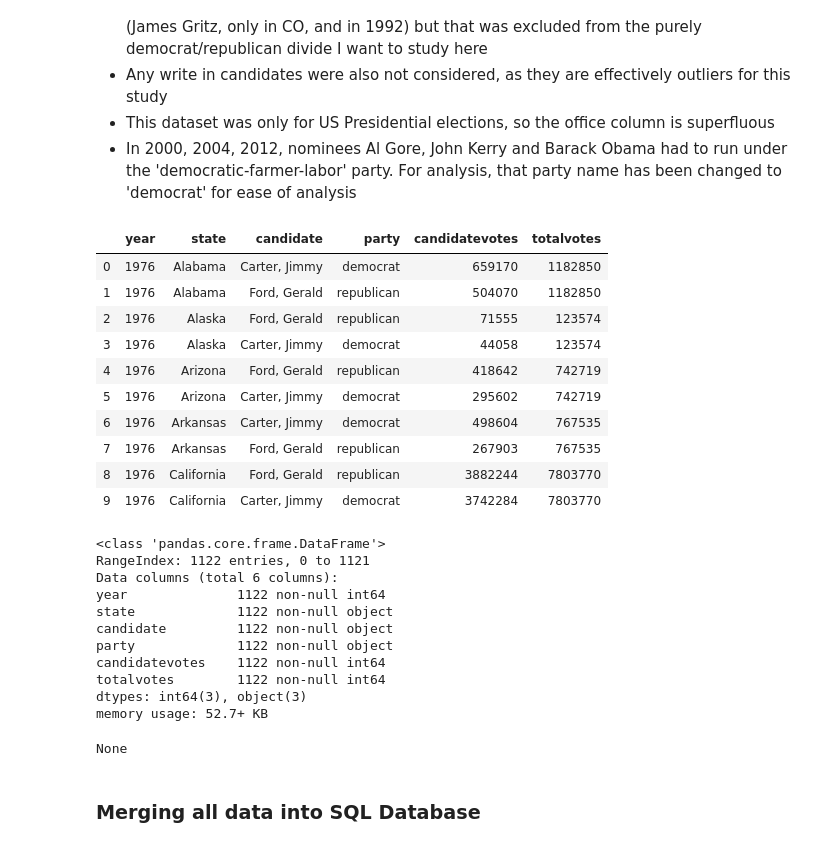
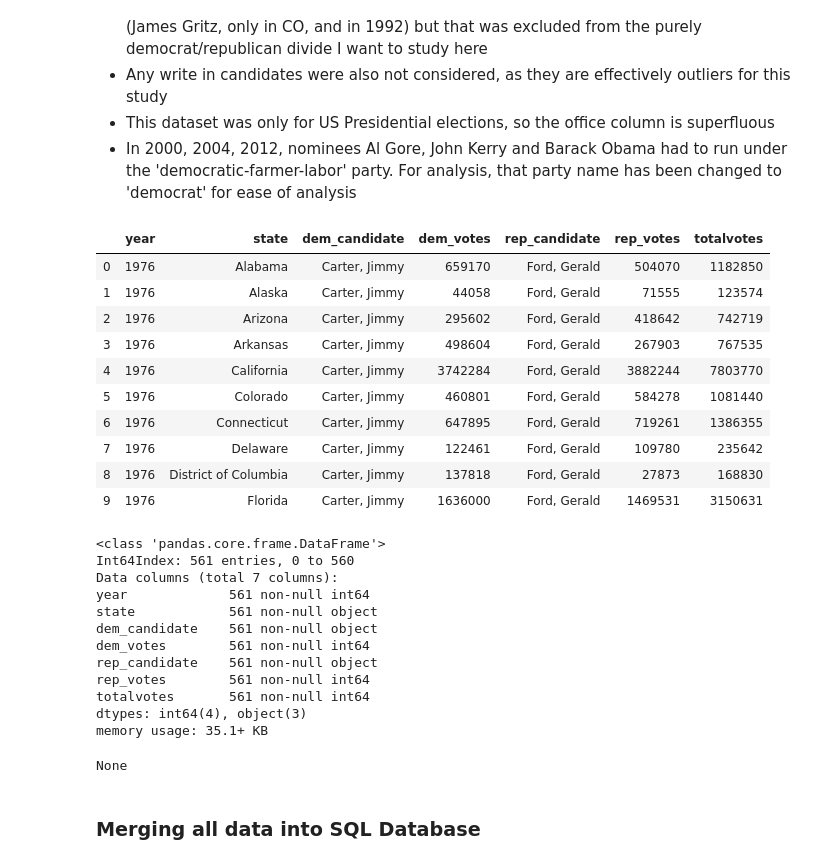
Before and after one commit to zapatos24/The_Electoral_College-Today_and_Tomorrow, a Jupyter notebook: electoral_college_data_map_ETL.ipynb, the cells around one changed output. Cells and saved outputs as stored; diff of their text form; code cells hidden in the pictures.

Commit message:
restructure election results table in database

```diff
--- a/electoral_college_data_map_ETL.ipynb
+++ b/electoral_college_data_map_ETL.ipynb
@@ -337,43 +337,60 @@ Some things of note:
 # %%
 vote_history = pd.read_csv('1976-2016-president.csv')
 
 #changing the democratic-farmer-labor party to just democrat for 2000, 2004, and 2012
 vote_history.replace(to_replace='democratic-farmer-labor', value='democrat', inplace=True)
 
 #drop anything that's a write in, or not in the main two parties, and reset the index
 vote_history = vote_history[(vote_history['party'].isin(['democrat', 'republican'])) &
                             (vote_history['writein'] == False)]
-vote_history.reset_index(drop=True, inplace=True)
+# vote_history.reset_index(drop=True, inplace=True)
 
 #get rid of unnecessary columns
 drop_vote_history_cols = ['state_po', 'state_fips', 'state_cen', 'writein', 'state_ic', 'office', 'version', 'notes']
 vote_history.drop(drop_vote_history_cols, axis=1, inplace=True)
 
+#combine two rows for each state into one row with all info for that year/state
+vote_history = vote_history.sort_values(['year', 'state', 'party'])
+dems = vote_history[vote_history.party == 'democrat'].drop('party', axis=1)
+reps = vote_history[vote_history.party == 'republican'].drop('party', axis=1)
+vote_history = dems.merge(reps, on=['year', 'state', 'totalvotes'])
+vote_history.rename({'candidate_x': 'dem_candidate', 'candidatevotes_x': 'dem_votes',
+                     'candidate_y': 'rep_candidate', 'candidatevotes_y': 'rep_votes'}, axis = 1, inplace=True)
+
+#move the column totalvotes to the end of the dataframe
+new_col_order = list(vote_history.columns)
+new_col_order.remove('totalvotes')
+new_col_order.append('totalvotes')
+
+vote_history = vote_history[new_col_order]
+
+
 display(vote_history.head(10))
 display(vote_history.info())
 # %% [output]
-|  | year | state | candidate | party | candidatevotes | totalvotes |
-| 0 | 1976 | Alabama | Carter, Jimmy | democrat | 659170 | 1182850 |
-| 1 | 1976 | Alabama | Ford, Gerald | republican | 504070 | 1182850 |
-| 2 | 1976 | Alaska | Ford, Gerald | republican | 71555 | 123574 |
-| 3 | 1976 | Alaska | Carter, Jimmy | democrat | 44058 | 123574 |
-| 4 | 1976 | Arizona | Ford, Gerald | republican | 418642 | 742719 |
-| 5 | 1976 | Arizona | Carter, Jimmy | democrat | 295602 | 742719 |
-| 6 | 1976 | Arkansas | Carter, Jimmy | democrat | 498604 | 767535 |
-| 7 | 1976 | Arkansas | Ford, Gerald | republican | 267903 | 767535 |
-| 8 | 1976 | California | Ford, Gerald | republican | 3882244 | 7803770 |
-| 9 | 1976 | California | Carter, Jimmy | democrat | 3742284 | 7803770 |
+|  | year | state | dem_candidate | dem_votes | rep_candidate | rep_votes | totalvotes |
+| 0 | 1976 | Alabama | Carter, Jimmy | 659170 | Ford, Gerald | 504070 | 1182850 |
+| 1 | 1976 | Alaska | Carter, Jimmy | 44058 | Ford, Gerald | 71555 | 123574 |
+| 2 | 1976 | Arizona | Carter, Jimmy | 295602 | Ford, Gerald | 418642 | 742719 |
+| 3 | 1976 | Arkansas | Carter, Jimmy | 498604 | Ford, Gerald | 267903 | 767535 |
+| 4 | 1976 | California | Carter, Jimmy | 3742284 | Ford, Gerald | 3882244 | 7803770 |
+| 5 | 1976 | Colorado | Carter, Jimmy | 460801 | Ford, Gerald | 584278 | 1081440 |
+| 6 | 1976 | Connecticut | Carter, Jimmy | 647895 | Ford, Gerald | 719261 | 1386355 |
+| 7 | 1976 | Delaware | Carter, Jimmy | 122461 | Ford, Gerald | 109780 | 235642 |
+| 8 | 1976 | District of Columbia | Carter, Jimmy | 137818 | Ford, Gerald | 27873 | 168830 |
+| 9 | 1976 | Florida | Carter, Jimmy | 1636000 | Ford, Gerald | 1469531 | 3150631 |
 <class 'pandas.core.frame.DataFrame'>
-RangeIndex: 1122 entries, 0 to 1121
-Data columns (total 6 columns):
-year              1122 non-null int64
-state             1122 non-null object
-candidate         1122 non-null object
-party             1122 non-null object
-candidatevotes    1122 non-null int64
-totalvotes        1122 non-null int64
-dtypes: int64(3), object(3)
-memory usage: 52.7+ KB
+Int64Index: 561 entries, 0 to 560
+Data columns (total 7 columns):
+year             561 non-null int64
+state            561 non-null object
+dem_candidate    561 non-null object
+dem_votes        561 non-null int64
+rep_candidate    561 non-null object
+rep_votes        561 non-null int64
+totalvotes       561 non-null int64
+dtypes: int64(4), object(3)
+memory usage: 35.1+ KB
 None
 # %% [markdown]
 ### Merging all data into SQL Database
```
Also changed, not shown: parts of 2 cells of this notebook, 1 other file.
